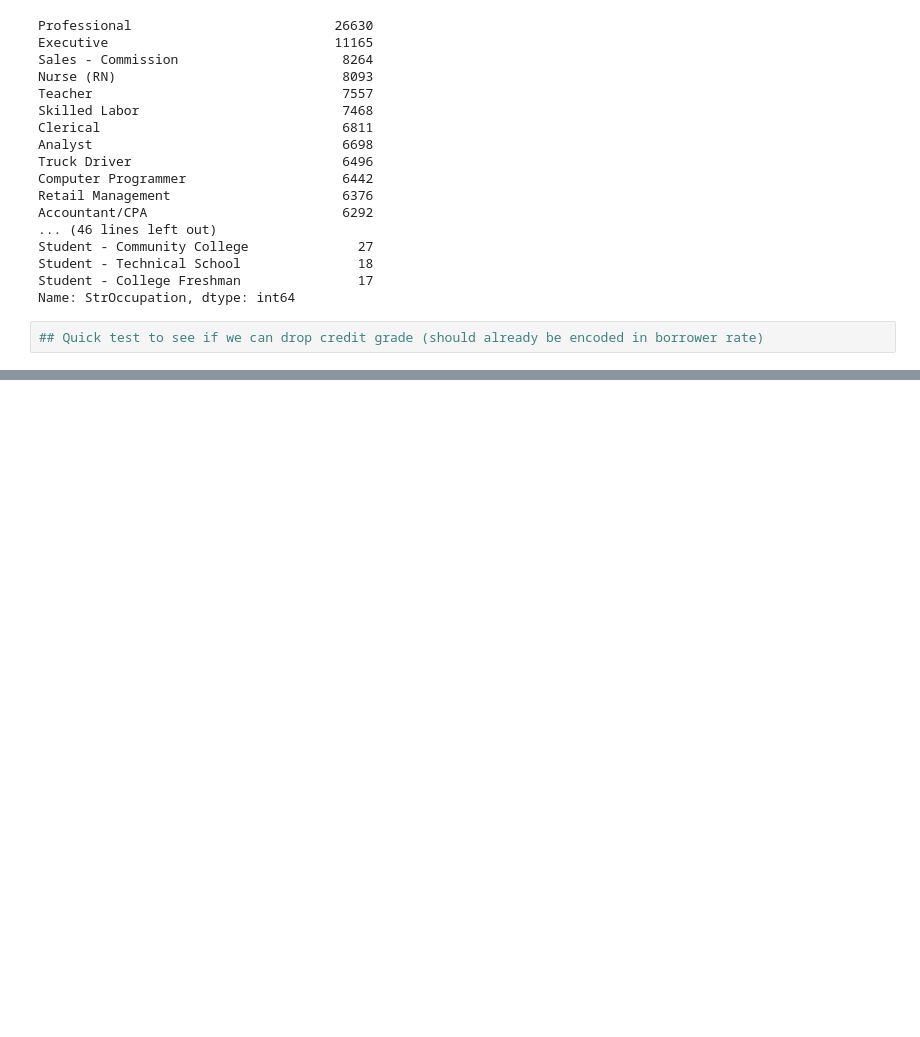
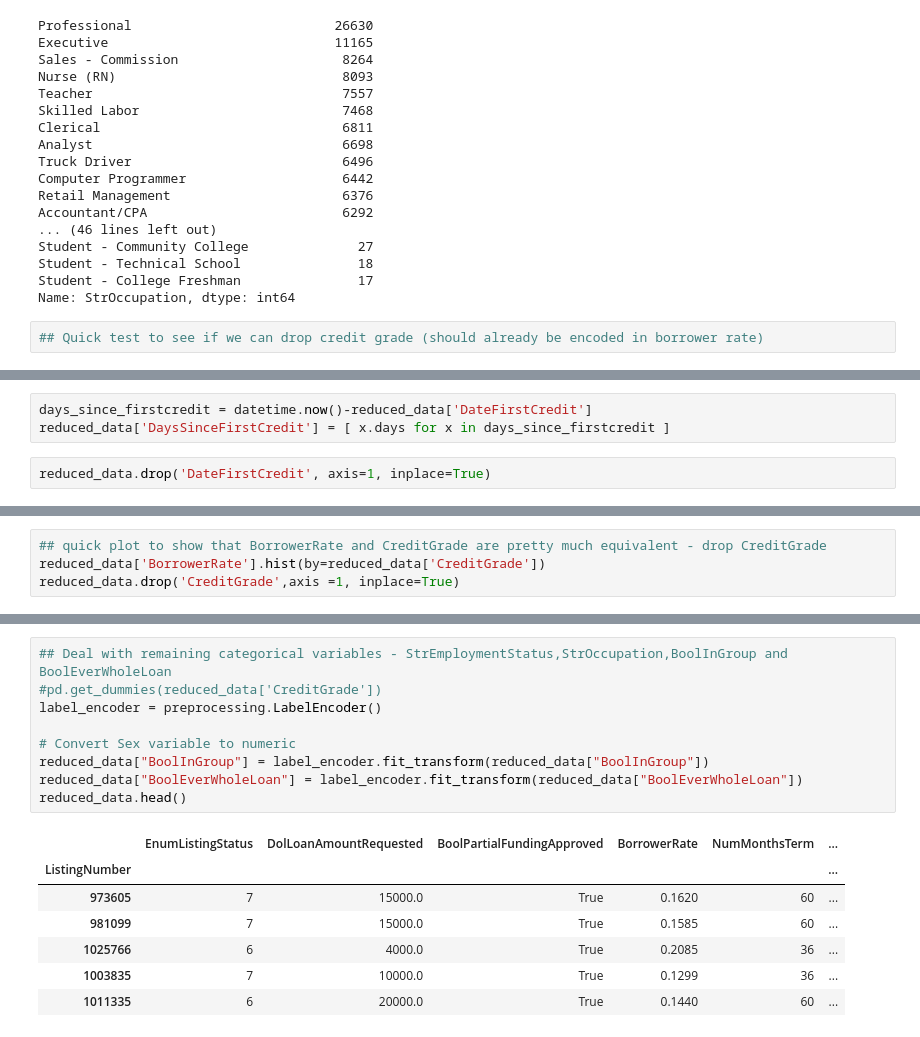
Before and after one commit to magratheazaphod/theorem, a Jupyter notebook: cancel_prediction_scratch.ipynb, the cells around one changed output, grey strips where cells are left out. Drawn from its saved outputs; the diff is of its cells as text; blank space fills up the shorter version.

Commit message:
dealing with a few remaining columns

```diff
--- a/cancel_prediction_scratch.ipynb
+++ b/cancel_prediction_scratch.ipynb
@@ -561,0 +548,5 @@ Name: StrOccupation, dtype: int64
+# %%
+days_since_firstcredit = datetime.now()-reduced_data['DateFirstCredit']
+reduced_data['DaysSinceFirstCredit'] = [ x.days for x in days_since_firstcredit ]
+# %%
+reduced_data.drop('DateFirstCredit', axis=1, inplace=True)
@@ -561,0 +563,4 @@ Name: StrOccupation, dtype: int64
+# %%
+## quick plot to show that BorrowerRate and CreditGrade are pretty much equivalent - drop CreditGrade
+reduced_data['BorrowerRate'].hist(by=reduced_data['CreditGrade'])
+reduced_data.drop('CreditGrade',axis =1, inplace=True)
@@ -561,0 +570,17 @@ Name: StrOccupation, dtype: int64
+# %%
+## Deal with remaining categorical variables - StrEmploymentStatus,StrOccupation,BoolInGroup and BoolEverWholeLoan
+#pd.get_dummies(reduced_data['CreditGrade'])
+label_encoder = preprocessing.LabelEncoder()
+
+# Convert Sex variable to numeric
+reduced_data["BoolInGroup"] = label_encoder.fit_transform(reduced_data["BoolInGroup"])
+reduced_data["BoolEverWholeLoan"] = label_encoder.fit_transform(reduced_data["BoolEverWholeLoan"])
+reduced_data.head()
+# %% [output]
+|  | EnumListingStatus | DolLoanAmountRequested | BoolPartialFundingApproved | BorrowerRate | NumMonthsTerm | ... |
+| ListingNumber |  |  |  |  |  | ... |
+| 973605 | 7 | 15000.0 | True | 0.1620 | 60 | ... |
+| 981099 | 7 | 15000.0 | True | 0.1585 | 60 | ... |
+| 1025766 | 6 | 4000.0 | True | 0.2085 | 36 | ... |
+| 1003835 | 7 | 10000.0 | True | 0.1299 | 36 | ... |
+| 1011335 | 6 | 20000.0 | True | 0.1440 | 60 | ... |
```
Also changed, not shown: parts of 20 cells of this notebook, 1 other file.
